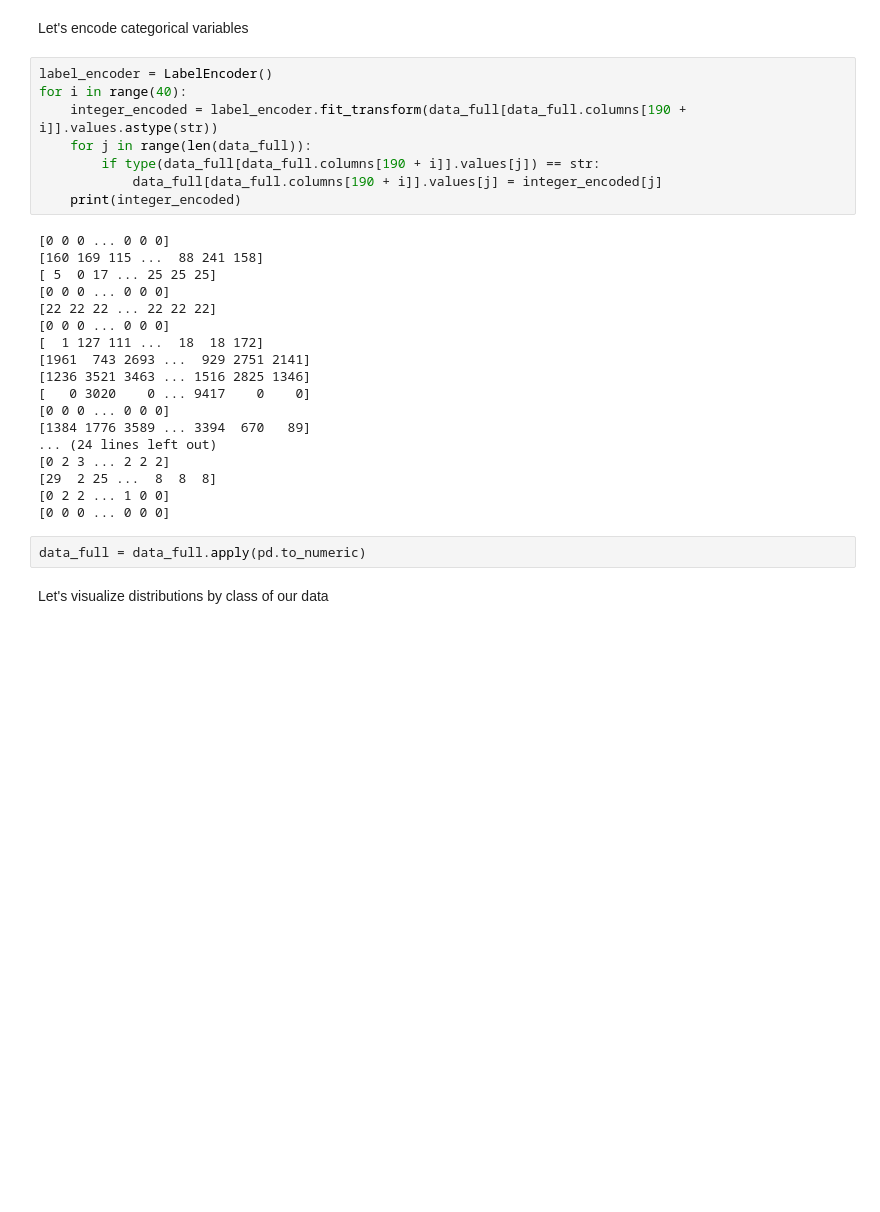
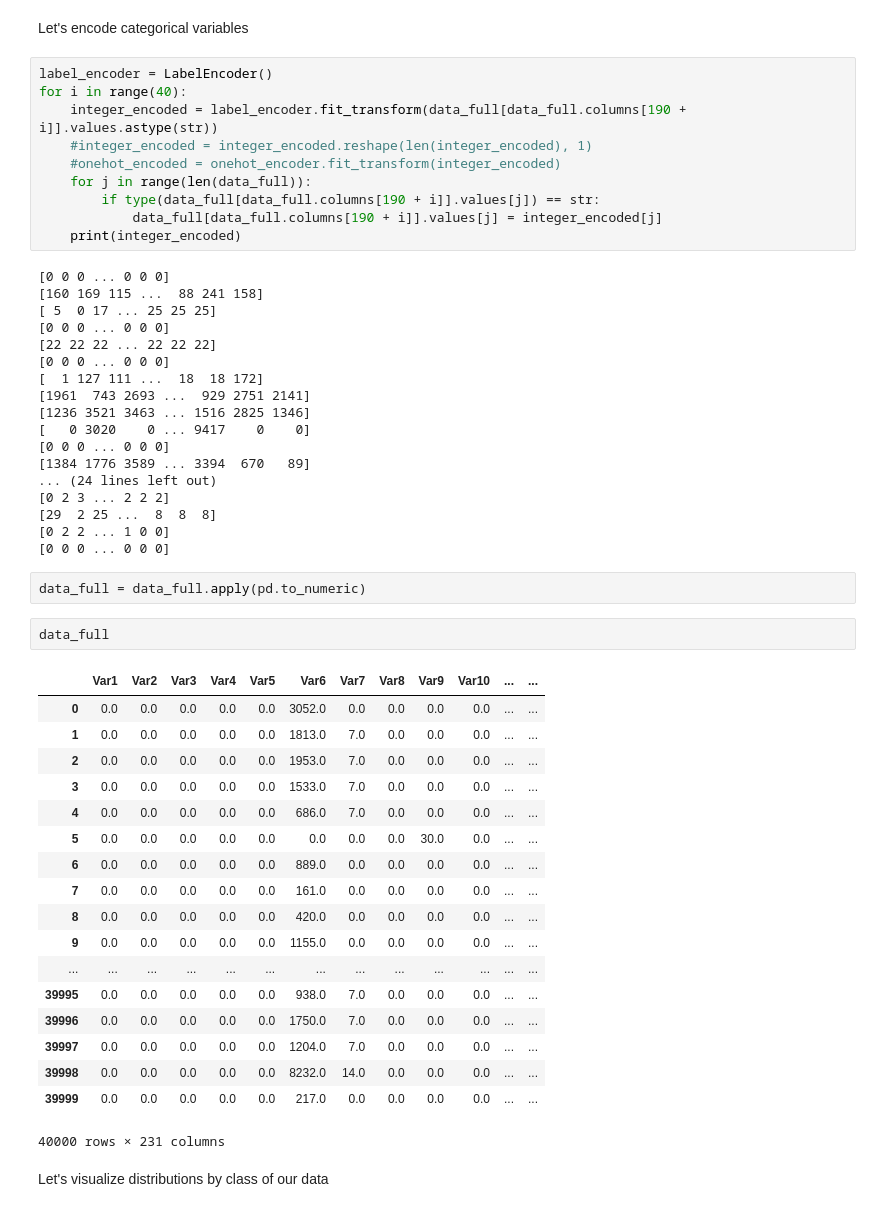
Before and after one commit to Aloriosa/Churn_prediction, a Jupyter notebook: Final project.ipynb, the cells around one changed output. Drawn from its saved outputs; the diff is of its cells as text; blank space fills up the shorter version.

```diff
--- a/Final project.ipynb
+++ b/Final project.ipynb
@@ -82,6 +82,8 @@ Let's encode categorical variables
 label_encoder = LabelEncoder()
 for i in range(40):
     integer_encoded = label_encoder.fit_transform(data_full[data_full.columns[190 + i]].values.astype(str))
+    #integer_encoded = integer_encoded.reshape(len(integer_encoded), 1)
+    #onehot_encoded = onehot_encoder.fit_transform(integer_encoded)
     for j in range(len(data_full)):
         if type(data_full[data_full.columns[190 + i]].values[j]) == str:
             data_full[data_full.columns[190 + i]].values[j] = integer_encoded[j]
@@ -106,6 +108,27 @@ for i in range(40):
 [0 0 0 ... 0 0 0]
 # %%
 data_full = data_full.apply(pd.to_numeric)
+# %%
+data_full
+# %% [output]
+|  | Var1 | Var2 | Var3 | Var4 | Var5 | Var6 | Var7 | Var8 | Var9 | Var10 | ... | ... |
+| 0 | 0.0 | 0.0 | 0.0 | 0.0 | 0.0 | 3052.0 | 0.0 | 0.0 | 0.0 | 0.0 | ... | ... |
+| 1 | 0.0 | 0.0 | 0.0 | 0.0 | 0.0 | 1813.0 | 7.0 | 0.0 | 0.0 | 0.0 | ... | ... |
+| 2 | 0.0 | 0.0 | 0.0 | 0.0 | 0.0 | 1953.0 | 7.0 | 0.0 | 0.0 | 0.0 | ... | ... |
+| 3 | 0.0 | 0.0 | 0.0 | 0.0 | 0.0 | 1533.0 | 7.0 | 0.0 | 0.0 | 0.0 | ... | ... |
+| 4 | 0.0 | 0.0 | 0.0 | 0.0 | 0.0 | 686.0 | 7.0 | 0.0 | 0.0 | 0.0 | ... | ... |
+| 5 | 0.0 | 0.0 | 0.0 | 0.0 | 0.0 | 0.0 | 0.0 | 0.0 | 30.0 | 0.0 | ... | ... |
+| 6 | 0.0 | 0.0 | 0.0 | 0.0 | 0.0 | 889.0 | 0.0 | 0.0 | 0.0 | 0.0 | ... | ... |
+| 7 | 0.0 | 0.0 | 0.0 | 0.0 | 0.0 | 161.0 | 0.0 | 0.0 | 0.0 | 0.0 | ... | ... |
+| 8 | 0.0 | 0.0 | 0.0 | 0.0 | 0.0 | 420.0 | 0.0 | 0.0 | 0.0 | 0.0 | ... | ... |
+| 9 | 0.0 | 0.0 | 0.0 | 0.0 | 0.0 | 1155.0 | 0.0 | 0.0 | 0.0 | 0.0 | ... | ... |
+| ... | ... | ... | ... | ... | ... | ... | ... | ... | ... | ... | ... | ... |
+| 39995 | 0.0 | 0.0 | 0.0 | 0.0 | 0.0 | 938.0 | 7.0 | 0.0 | 0.0 | 0.0 | ... | ... |
+| 39996 | 0.0 | 0.0 | 0.0 | 0.0 | 0.0 | 1750.0 | 7.0 | 0.0 | 0.0 | 0.0 | ... | ... |
+| 39997 | 0.0 | 0.0 | 0.0 | 0.0 | 0.0 | 1204.0 | 7.0 | 0.0 | 0.0 | 0.0 | ... | ... |
+| 39998 | 0.0 | 0.0 | 0.0 | 0.0 | 0.0 | 8232.0 | 14.0 | 0.0 | 0.0 | 0.0 | ... | ... |
+| 39999 | 0.0 | 0.0 | 0.0 | 0.0 | 0.0 | 217.0 | 0.0 | 0.0 | 0.0 | 0.0 | ... | ... |
+40000 rows × 231 columns
 # %% [markdown]
 Let's visualize distributions by class of our data
 # %%
```
Also changed, not shown: parts of 104 cells of this notebook.
